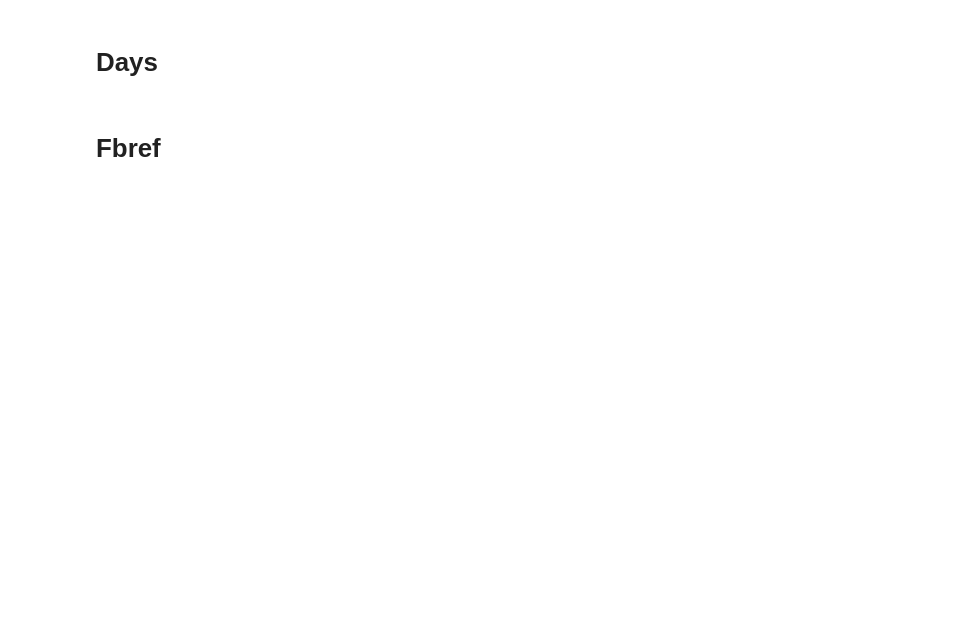
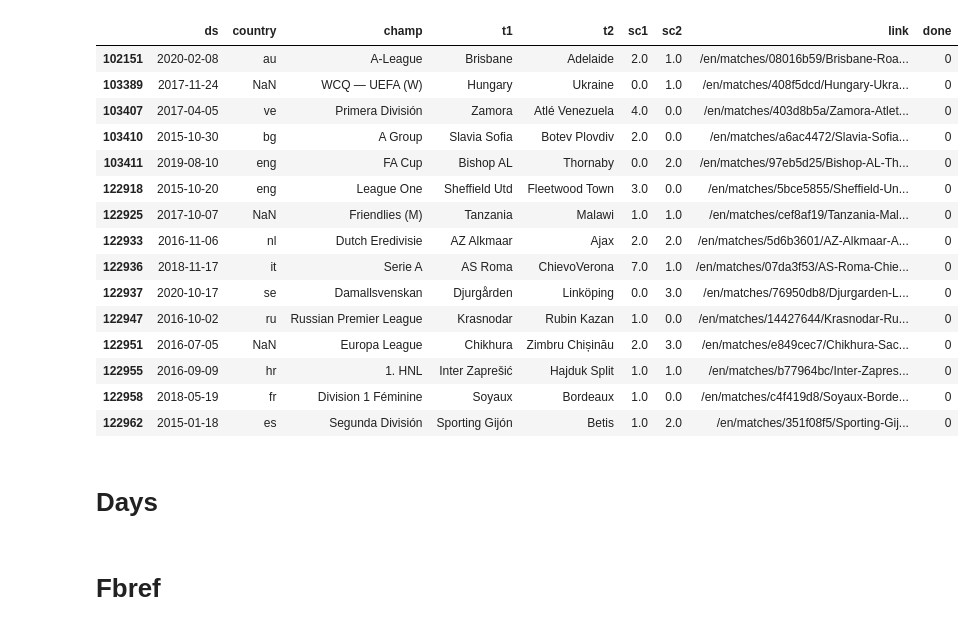
Before and after one commit to hwait/soccer, a Jupyter notebook: dl.ipynb, the cells around one changed output. Drawn from its saved outputs; the diff is of its cells as text; code cells hidden in the pictures; blank space fills up the shorter version.

```diff
--- a/dl.ipynb
+++ b/dl.ipynb
@@ -18,0 +57,5 @@ local_tz = 'Asia/Almaty'
+# %%
+dfd=pd.read_csv('data/op/matches_done.csv')
+#df=pd.read_csv('data/op/matches.csv')
+dfd0=dfd[dfd.done==0]
+dfd1=dfd[dfd.done==1]
@@ -19,3 +65,22 @@ local_tz = 'Asia/Almaty'
+# %%
+dfd0
+# %% [output]
+|  | ds | country | champ | t1 | t2 | sc1 | sc2 | link | done |
+| 102151 | 2020-02-08 | au | A-League | Brisbane | Adelaide | 2.0 | 1.0 | /en/matches/08016b59/Brisbane-Roa... | 0 |
+| 103389 | 2017-11-24 | NaN | WCQ — UEFA (W) | Hungary | Ukraine | 0.0 | 1.0 | /en/matches/408f5dcd/Hungary-Ukra... | 0 |
+| 103407 | 2017-04-05 | ve | Primera División | Zamora | Atlé Venezuela | 4.0 | 0.0 | /en/matches/403d8b5a/Zamora-Atlet... | 0 |
+| 103410 | 2015-10-30 | bg | A Group | Slavia Sofia | Botev Plovdiv | 2.0 | 0.0 | /en/matches/a6ac4472/Slavia-Sofia... | 0 |
+| 103411 | 2019-08-10 | eng | FA Cup | Bishop AL | Thornaby | 0.0 | 2.0 | /en/matches/97eb5d25/Bishop-AL-Th... | 0 |
+| 122918 | 2015-10-20 | eng | League One | Sheffield Utd | Fleetwood Town | 3.0 | 0.0 | /en/matches/5bce5855/Sheffield-Un... | 0 |
+| 122925 | 2017-10-07 | NaN | Friendlies (M) | Tanzania | Malawi | 1.0 | 1.0 | /en/matches/cef8af19/Tanzania-Mal... | 0 |
+| 122933 | 2016-11-06 | nl | Dutch Eredivisie | AZ Alkmaar | Ajax | 2.0 | 2.0 | /en/matches/5d6b3601/AZ-Alkmaar-A... | 0 |
+| 122936 | 2018-11-17 | it | Serie A | AS Roma | ChievoVerona | 7.0 | 1.0 | /en/matches/07da3f53/AS-Roma-Chie... | 0 |
+| 122937 | 2020-10-17 | se | Damallsvenskan | Djurgården | Linköping | 0.0 | 3.0 | /en/matches/76950db8/Djurgarden-L... | 0 |
+| 122947 | 2016-10-02 | ru | Russian Premier League | Krasnodar | Rubin Kazan | 1.0 | 0.0 | /en/matches/14427644/Krasnodar-Ru... | 0 |
+| 122951 | 2016-07-05 | NaN | Europa League | Chikhura | Zimbru Chișinău | 2.0 | 3.0 | /en/matches/e849cec7/Chikhura-Sac... | 0 |
+| 122955 | 2016-09-09 | hr | 1. HNL | Inter Zaprešić | Hajduk Split | 1.0 | 1.0 | /en/matches/b77964bc/Inter-Zapres... | 0 |
+| 122958 | 2018-05-19 | fr | Division 1 Féminine | Soyaux | Bordeaux | 1.0 | 0.0 | /en/matches/c4f419d8/Soyaux-Borde... | 0 |
+| 122962 | 2015-01-18 | es | Segunda División | Sporting Gijón | Betis | 1.0 | 2.0 | /en/matches/351f08f5/Sporting-Gij... | 0 |
 # %%
 def getone(pattern, string):
     m = pattern.search(string)
```
Also changed, not shown: parts of 21 cells of this notebook, 51 other files.
